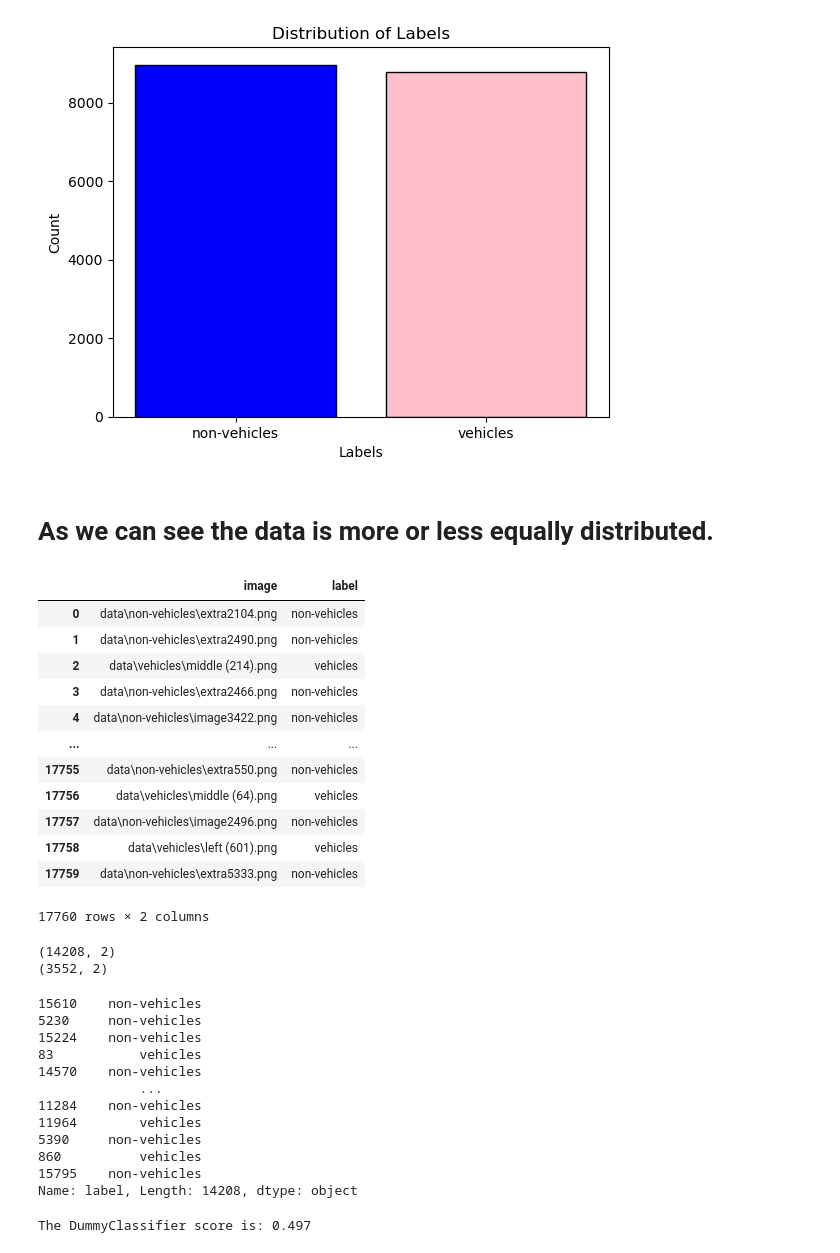
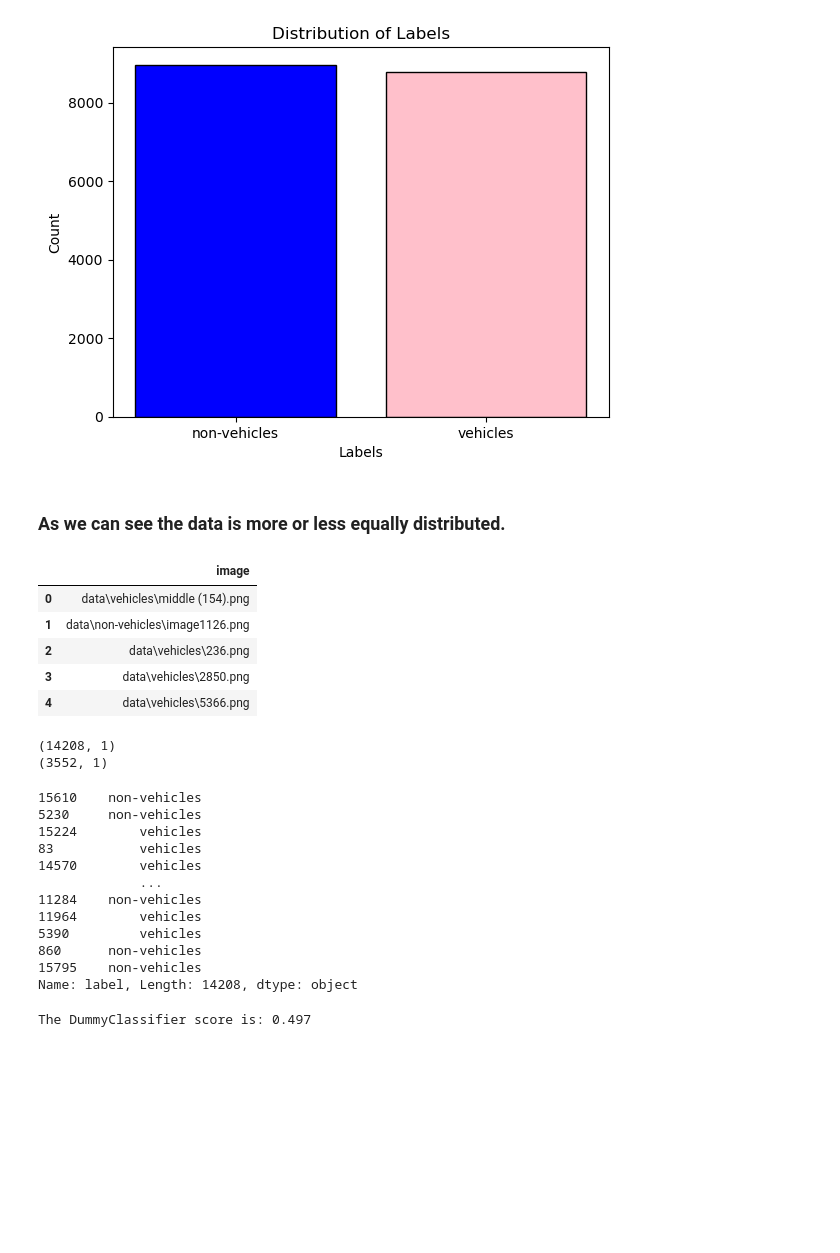
Before and after one commit to NoaAmichai/Deep_Learning_Final_Project, a Jupyter notebook: Vehicle_classification.ipynb, the cells around one changed output. Saved outputs shown, nothing was run; the diff lists cells and outputs as text; code cells hidden in the pictures; blank space fills up the shorter version.

```diff
--- a/Vehicle_classification.ipynb
+++ b/Vehicle_classification.ipynb
@@ -176,46 +170,39 @@ plt.show()
 # %% [output]
 [figure]
 # %% [markdown]
-# As we can see the data is more or less equally distributed.
+### As we can see the data is more or less equally distributed.
 # %%
-X = data.drop('index',axis=1)
+X = data.drop(['index','label'],axis=1)
 Y = data.label
 # %%
-X
+X.head()
 # %% [output]
-|  | image | label |
-| 0 | data\non-vehicles\extra2104.png | non-vehicles |
-| 1 | data\non-vehicles\extra2490.png | non-vehicles |
-| 2 | data\vehicles\middle (214).png | vehicles |
-| 3 | data\non-vehicles\extra2466.png | non-vehicles |
-| 4 | data\non-vehicles\image3422.png | non-vehicles |
-| ... | ... | ... |
-| 17755 | data\non-vehicles\extra550.png | non-vehicles |
-| 17756 | data\vehicles\middle (64).png | vehicles |
-| 17757 | data\non-vehicles\image2496.png | non-vehicles |
-| 17758 | data\vehicles\left (601).png | vehicles |
-| 17759 | data\non-vehicles\extra5333.png | non-vehicles |
+|  | image |
+| 0 | data\vehicles\middle (154).png |
+| 1 | data\non-vehicles\image1126.png |
+| 2 | data\vehicles\236.png |
+| 3 | data\vehicles\2850.png |
+| 4 | data\vehicles\5366.png |
-17760 rows × 2 columns
 # %%
 X_train, X_final_test, y_train, y_final_test = train_test_split(X,Y, test_size=0.2, random_state=42)
 print(X_train.shape)
 print(X_final_test.shape)
 # %% [output]
-(14208, 2)
-(3552, 2)
+(14208, 1)
+(3552, 1)
 # %%
 y_train
 # %% [output]
 15610    non-vehicles
 5230     non-vehicles
-15224    non-vehicles
+15224        vehicles
 83           vehicles
-14570    non-vehicles
+14570        vehicles
              ...
 11284    non-vehicles
 11964        vehicles
-5390     non-vehicles
-860          vehicles
+5390         vehicles
+860      non-vehicles
 15795    non-vehicles
 Name: label, Length: 14208, dtype: object
 # %%
```
Also changed, not shown: parts of 19 cells of this notebook.
